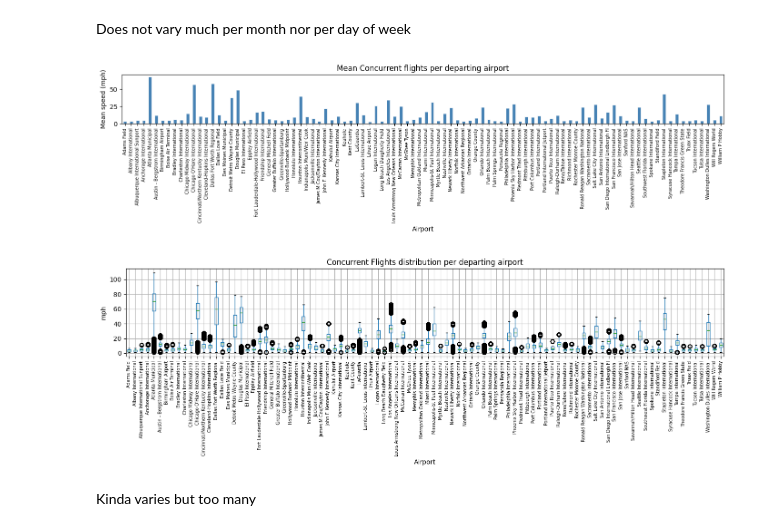
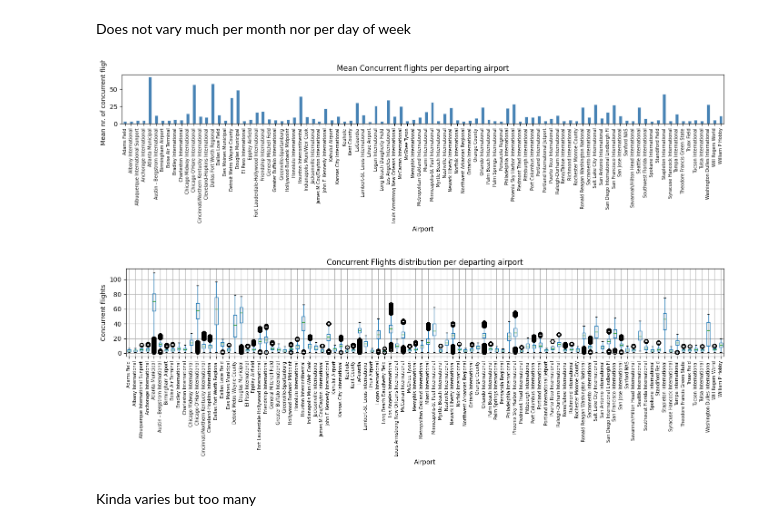
Before and after one commit to mariatmvendas/mbml_project, a Jupyter notebook: EDA.ipynb, the cells around one changed output. Cells and saved outputs as stored; diff of their text form; code cells hidden in the pictures.

```diff
--- a/EDA.ipynb
+++ b/EDA.ipynb
@@ -220,26 +220,26 @@ Does not vary much per month nor per day of week
 # %%
 cf_per_airport = df_train.groupby("DEPARTING_AIRPORT")["CONCURRENT_FLIGHTS"].mean()
 
 fig, ax = plt.subplots(figsize=(14, 4))
 cf_per_airport.plot(kind="bar", ax=ax, color="steelblue",edgecolor="white", linewidth=0.5)
 ax.set_title("Mean Concurrent flights per departing airport")
 ax.set_xlabel("Airport")
-ax.set_ylabel("Mean speed (mph)")
+ax.set_ylabel("Mean nr. of concurrent flights")
 plt.xticks(rotation=90, fontsize=7)
 plt.tight_layout()
 plt.show()
 
 df_train.boxplot(column="CONCURRENT_FLIGHTS", by="DEPARTING_AIRPORT", figsize=(14, 5))
 plt.title("Concurrent Flights distribution per departing airport")
 plt.suptitle("")
 plt.xlabel("Airport")
-plt.ylabel("mph")
+plt.ylabel("Concurrent flights")
 plt.xticks(rotation=90, fontsize=7)
 plt.tight_layout()
 plt.show()
 # %% [output]
-[figure, old version]
+[figure, new version]
-[figure, old version]
+[figure, new version]
 # %% [markdown]
 Kinda varies but too many
 # %%
```
Also changed, not shown: parts of 10 cells of this notebook.
